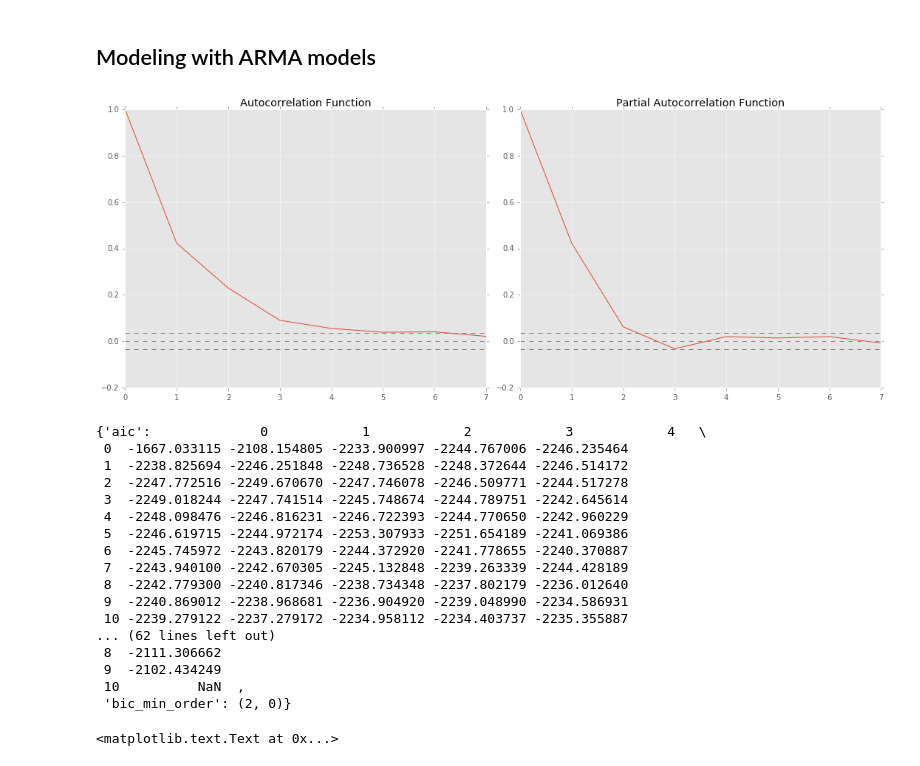
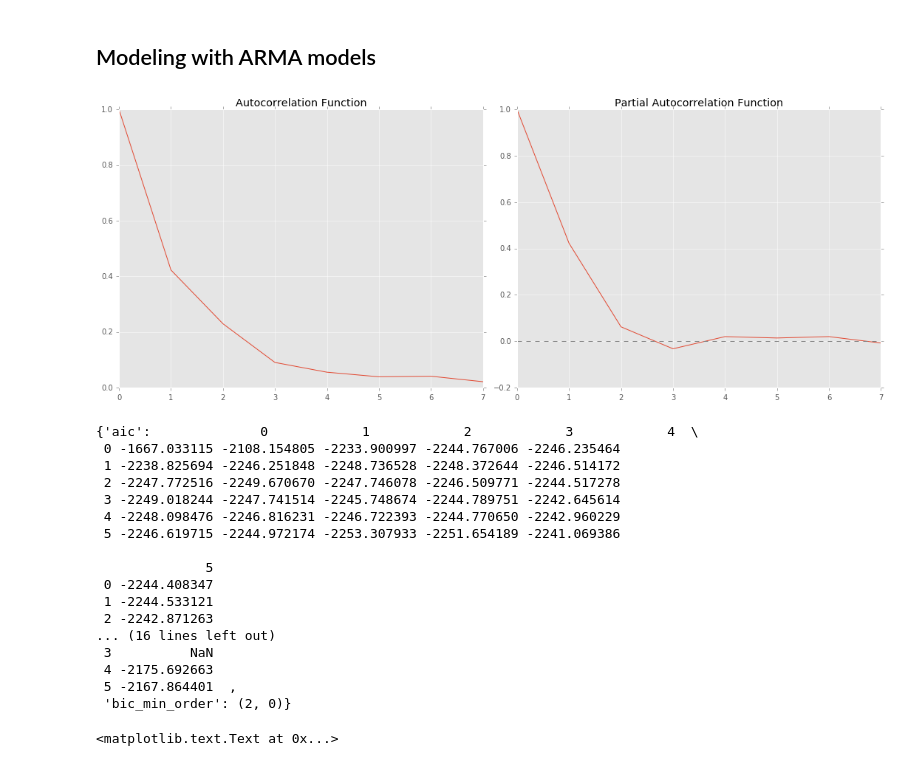
Before and after one commit to Piccettino/Big-Data-Project, a Jupyter notebook: Water Data Analysis and Forecast.ipynb, the cells around one changed output. Saved outputs shown, nothing was run; the diff lists cells and outputs as text; code cells hidden in the pictures.

Commit message:
Minor clean notebook Forecast

```diff
--- a/Water Data Analysis and Forecast.ipynb
+++ b/Water Data Analysis and Forecast.ipynb
@@ -300,49 +302,45 @@ Since the test statistic is definitely lower than the 1% critical value and the
 # %%
 #ACF and PACF plots
 ts_cleaned = ts_sc.copy()
 
 lag_acf = acf(ts_cleaned, nlags=7)
 lag_pacf = pacf(ts_cleaned, nlags=7)
 
 #Plot ACF:
 plt.subplot(121)
 plt.plot(lag_acf)
 plt.axhline(y=0,linestyle='--',color='gray')
-plt.axhline(y=-1.96/np.sqrt(len(ts_cleaned)),linestyle='--',color='gray')
-plt.axhline(y=1.96/np.sqrt(len(ts_cleaned)),linestyle='--',color='gray')
 plt.title('Autocorrelation Function')
 
 #Plot PACF:
 plt.subplot(122)
 plt.plot(lag_pacf)
 plt.axhline(y=0,linestyle='--',color='gray')
-plt.axhline(y=-1.96/np.sqrt(len(ts_cleaned)),linestyle='--',color='gray')
-plt.axhline(y=1.96/np.sqrt(len(ts_cleaned)),linestyle='--',color='gray')
 plt.title('Partial Autocorrelation Function')
 plt.tight_layout()
 # %% [output]
-[figure, old version]
+[figure, new version]
 # %%
 import warnings
 warnings.filterwarnings("ignore")
-arma_order_select_ic(ts_cleaned, max_ar=10, max_ma=10, ic=['bic', 'aic'])
+arma_order_select_ic(ts_cleaned, max_ar=5, max_ma=5, ic=['bic', 'aic'])
 # %% [output]
-{'aic':              0            1            2            3            4   \
- 0  -1667.033115 -2108.154805 -2233.900997 -2244.767006 -2246.235464
- 1  -2238.825694 -2246.251848 -2248.736528 -2248.372644 -2246.514172
- 2  -2247.772516 -2249.670670 -2247.746078 -2246.509771 -2244.517278
- 3  -2249.018244 -2247.741514 -2245.748674 -2244.789751 -2242.645614
- 4  -2248.098476 -2246.816231 -2246.722393 -2244.770650 -2242.960229
- 5  -2246.619715 -2244.972174 -2253.307933 -2251.654189 -2241.069386
- 6  -2245.745972 -2243.820179 -2244.372920 -2241.778655 -2240.370887
- 7  -2243.940100 -2242.670305 -2245.132848 -2239.263339 -2244.428189
- 8  -2242.779300 -2240.817346 -2238.734348 -2237.802179 -2236.012640
- 9  -2240.869012 -2238.968681 -2236.904920 -2239.048990 -2234.586931
- 10 -2239.279122 -2237.279172 -2234.958112 -2234.403737 -2235.355887
-... (62 lines left out)
- 8  -2111.306662
- 9  -2102.434249
- 10          NaN  ,
+{'aic':              0            1            2            3            4  \
+ 0 -1667.033115 -2108.154805 -2233.900997 -2244.767006 -2246.235464
+ 1 -2238.825694 -2246.251848 -2248.736528 -2248.372644 -2246.514172
+ 2 -2247.772516 -2249.670670 -2247.746078 -2246.509771 -2244.517278
+ 3 -2249.018244 -2247.741514 -2245.748674 -2244.789751 -2242.645614
+ 4 -2248.098476 -2246.816231 -2246.722393 -2244.770650 -2242.960229
+ 5 -2246.619715 -2244.972174 -2253.307933 -2251.654189 -2241.069386
+
+              5
+ 0 -2244.408347
+ 1 -2244.533121
+ 2 -2242.871263
+... (16 lines left out)
+ 3          NaN
+ 4 -2175.692663
+ 5 -2167.864401  ,
  'bic_min_order': (2, 0)}
 # %%
 model = ARMA(ts_cleaned, order=(2, 1))
```
Also changed, not shown: parts of 4 cells of this notebook.
